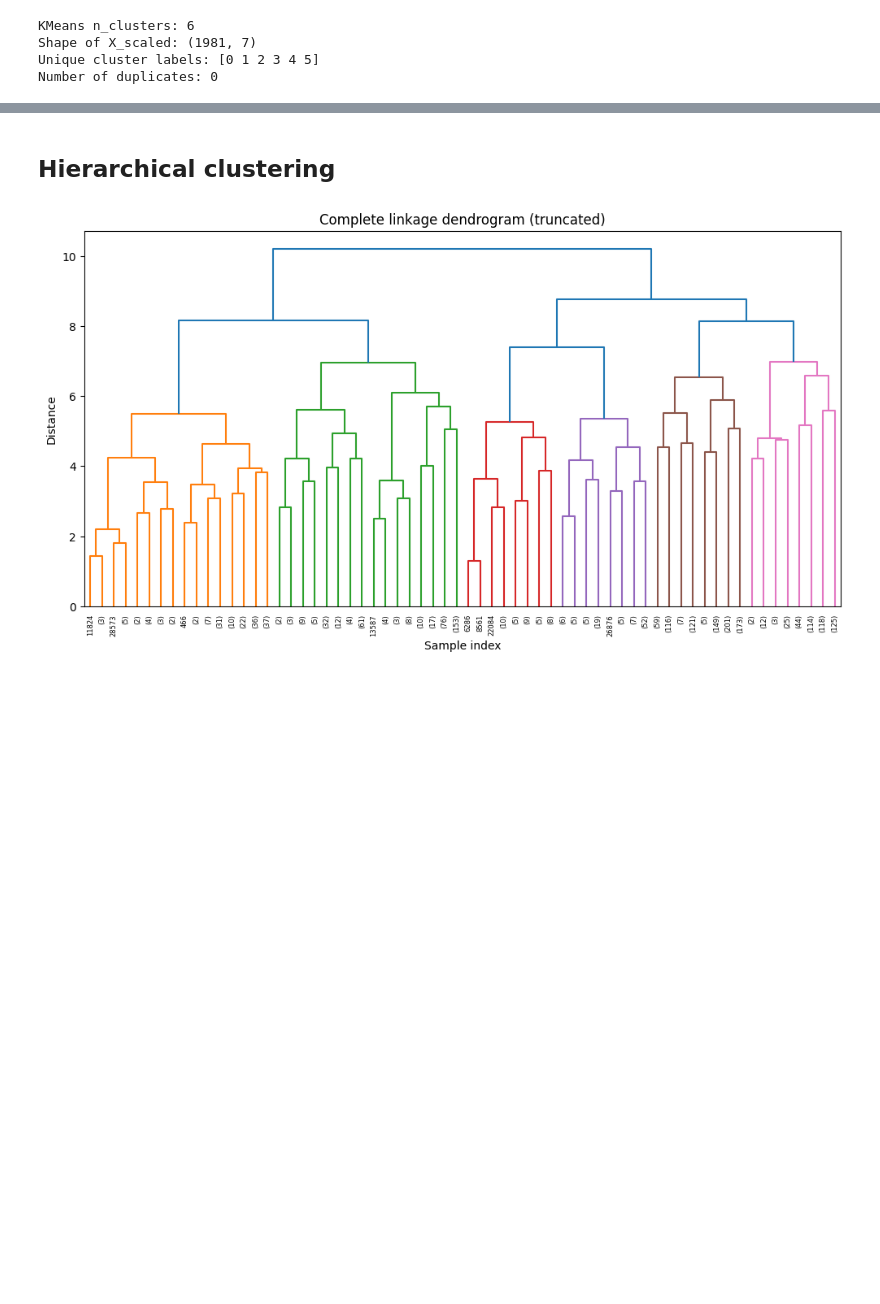
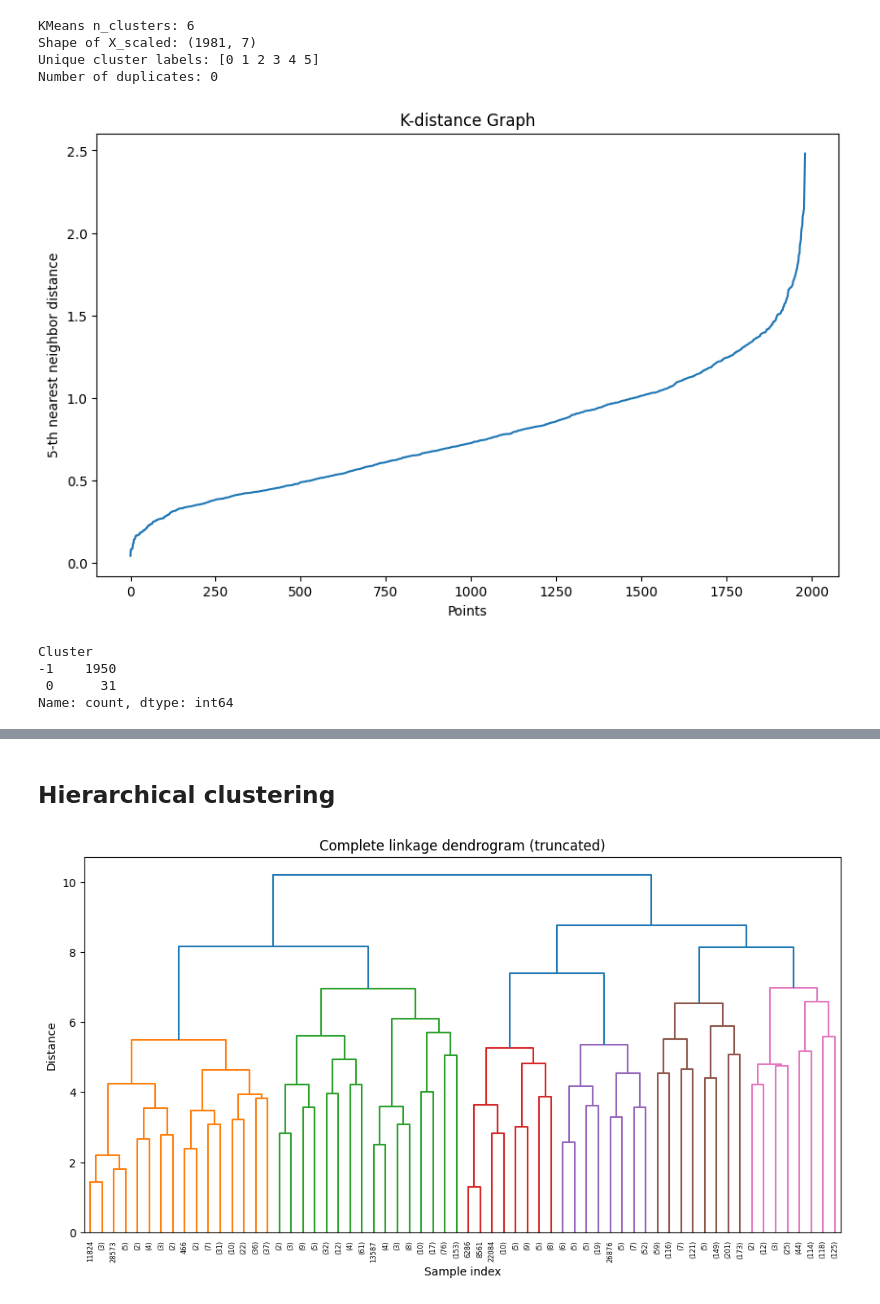
Before and after one commit to Project-cu-i-k/final_project_group4, a Jupyter notebook: python_project.ipynb, the cells around one changed output, grey strips where cells are left out. Saved outputs shown, nothing was run; the diff lists cells and outputs as text; code cells hidden in the pictures; blank space fills up the shorter version.

```diff
--- a/python_project.ipynb
+++ b/python_project.ipynb
@@ -331,0 +316,29 @@ Number of duplicates: 0
+# %%
+# Function to plot k-distance graph
+def plot_k_distance_graph(vietnam_housing_scaled, k):
+    neigh = NearestNeighbors(n_neighbors=k)
+    neigh.fit(vietnam_housing_scaled)
+    distances, _ = neigh.kneighbors(vietnam_housing_scaled)
+    distances = np.sort(distances[:, k-1])
+    plt.figure(figsize=(10, 6))
+    plt.plot(distances)
+    plt.xlabel('Points')
+    plt.ylabel(f'{k}-th nearest neighbor distance')
+    plt.title('K-distance Graph')
+    plt.show()
+# Plot k-distance graph
+X = vietnam_housing_scaled[cols_to_scale]  # lấy các cột đã chuẩn hóa
+# Gọi hàm
+plot_k_distance_graph(X, k=5)
+# %% [output]
+[figure, added]
+# %%
+dbscan = DBSCAN(eps=0.4, min_samples=25)
+vietnam_housing_scaled['Cluster'] = dbscan.fit_predict(vietnam_housing_scaled[cols_to_scale])
+# --- Kiểm tra kết quả --- print(vietnam_housing_scaled['Cluster'].value_counts())
+print(vietnam_housing_scaled['Cluster'].value_counts())
+# %% [output]
+Cluster
+-1    1950
+ 0      31
+Name: count, dtype: int64
```
Also changed, not shown: parts of 15 cells of this notebook.
